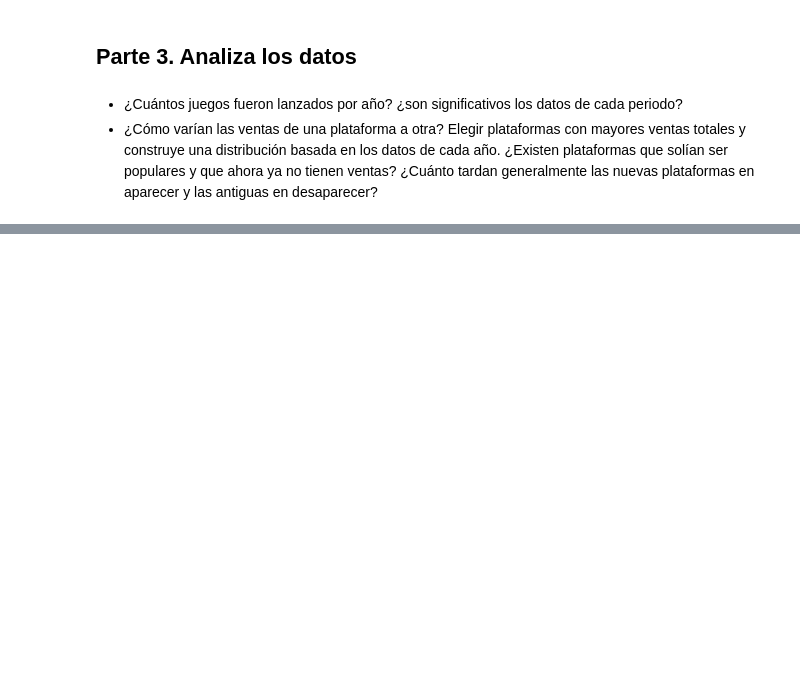
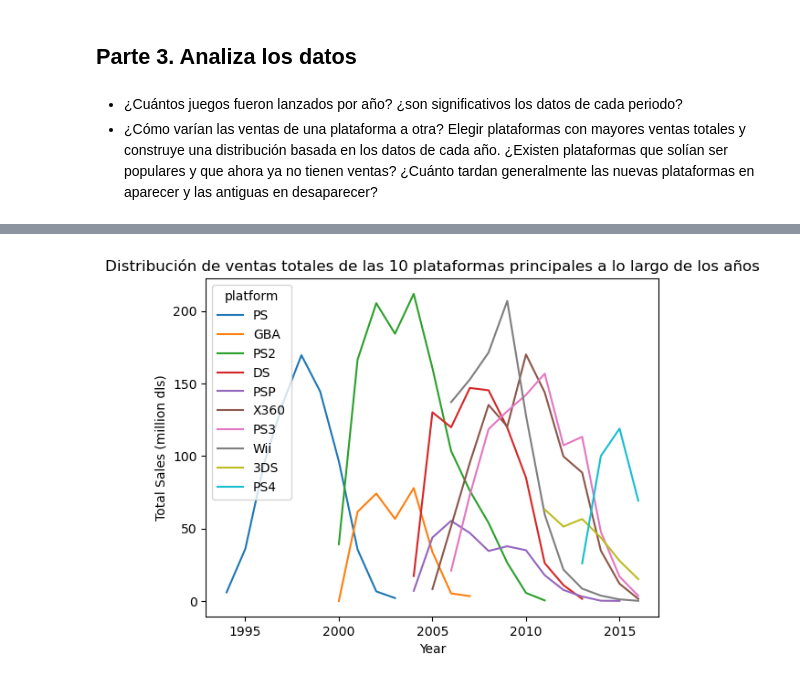
Before and after one commit to evelyn-data/proyecto_integrado, a Jupyter notebook: proyecto_games.ipynb, the cells around one changed output, grey strips where cells are left out. Cells and saved outputs as stored; diff of their text form; code cells hidden in the pictures; blank space fills up the shorter version.

```diff
--- a/proyecto_games.ipynb
+++ b/proyecto_games.ipynb
@@ -299,0 +321,7 @@ plt.show()
+# %%
+#Seleccionamos los datos de las filas donde estén presentes las plataformas de nuestra lista
+games_2 = df_games[df_games['platform'].isin(platforms_list)]
+
+plarform_distrubution = games_2.groupby(['year_of_release', 'platform'])['total_sales'].sum().reset_index()
+
+plarform_distrubution
@@ -299,0 +342,13 @@ plt.show()
+# %%
+sns.lineplot(data=plarform_distrubution,
+             x='year_of_release',
+             y='total_sales',
+             hue='platform')
+
+plt.xlabel('Year')
+plt.ylabel('Total Sales (million dls)')
+plt.title('Distribución de ventas totales de las 10 plataformas principales a lo largo de los años')
+
+plt.show()
+# %% [output]
+[figure, added]
```
Also changed, not shown: parts of 34 cells of this notebook.
